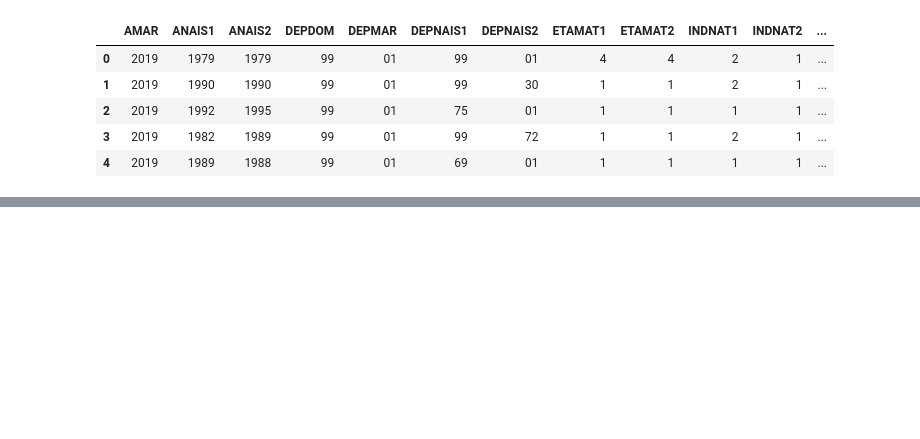
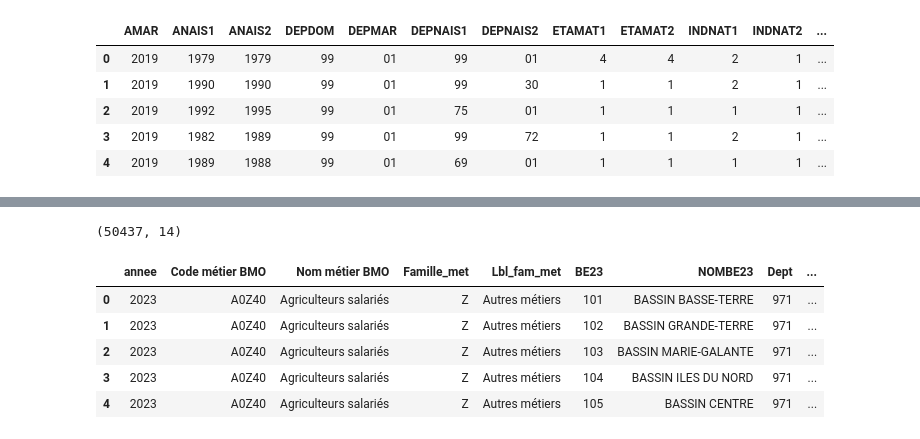
Before and after one commit to 3shadesblacker/MSPR02-Big-Data, a Jupyter notebook: traitement elections.ipynb, the cells around one changed output, grey strips where cells are left out. Cells and saved outputs as stored; diff of their text form; code cells hidden in the pictures; blank space fills up the shorter version.

```diff
--- a/traitement elections.ipynb
+++ b/traitement elections.ipynb
@@ -364,0 +408,12 @@ dtype: float64
+# %%
+emploi23 = pd.read_excel('emploi/besoin_mo/Donnees_consolidees_2023/Base_open_data_23.xlsx')
+print(emploi23.shape)
+emploi23.head()
+# %% [output]
+(50437, 14)
+|  | annee | Code métier BMO | Nom métier BMO | Famille_met | Lbl_fam_met | BE23 | NOMBE23 | Dept | ... |
+| 0 | 2023 | A0Z40 | Agriculteurs salariés | Z | Autres métiers | 101 | BASSIN BASSE-TERRE | 971 | ... |
+| 1 | 2023 | A0Z40 | Agriculteurs salariés | Z | Autres métiers | 102 | BASSIN GRANDE-TERRE | 971 | ... |
+| 2 | 2023 | A0Z40 | Agriculteurs salariés | Z | Autres métiers | 103 | BASSIN MARIE-GALANTE | 971 | ... |
+| 3 | 2023 | A0Z40 | Agriculteurs salariés | Z | Autres métiers | 104 | BASSIN ILES DU NORD | 971 | ... |
+| 4 | 2023 | A0Z40 | Agriculteurs salariés | Z | Autres métiers | 105 | BASSIN CENTRE | 971 | ... |
```
Also changed, not shown: parts of 11 cells of this notebook, 5 other files.
